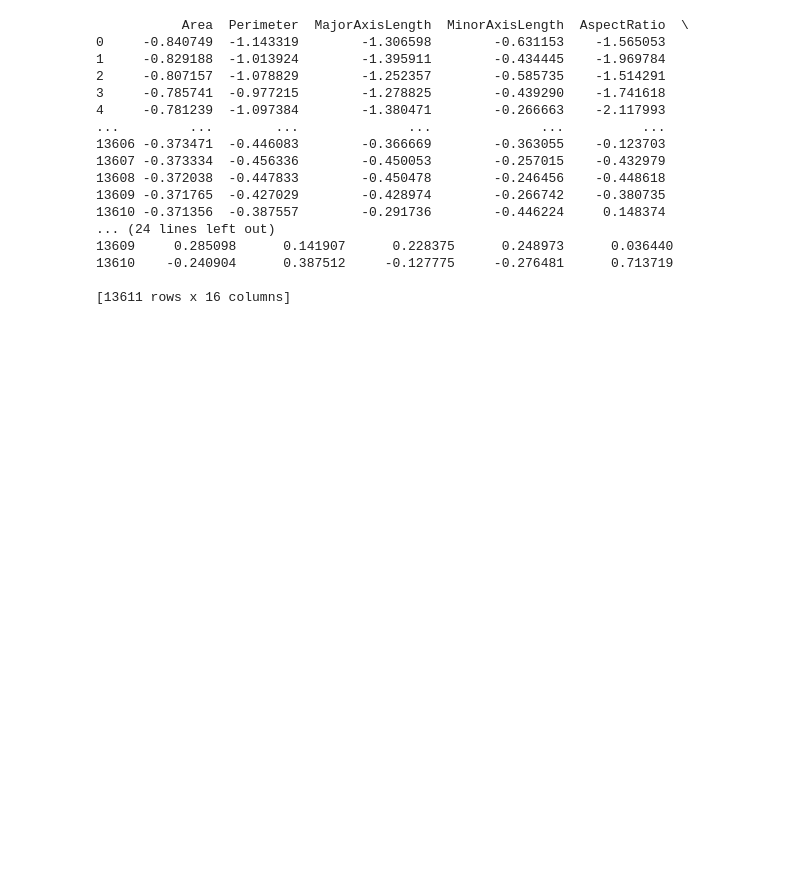
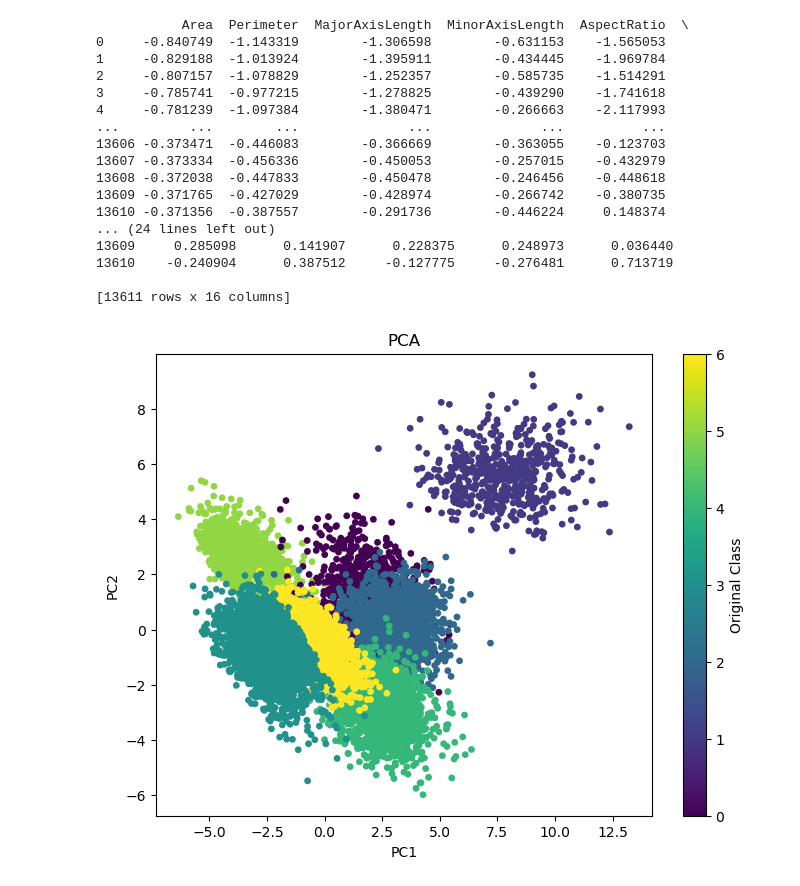
Before and after one commit to Jatin-s16/Bean, a Jupyter notebook: Bean_repo.ipynb, the cells around one changed output. Saved outputs shown, nothing was run; the diff lists cells and outputs as text; code cells hidden in the pictures; blank space fills up the shorter version.

```diff
--- a/Bean_repo.ipynb
+++ b/Bean_repo.ipynb
@@ -135,8 +135,18 @@ print(X_scaled)
 # %%
 X_centered = X_scaled - X_scaled.mean()
 cov_matrix = np.cov(X_centered.T)
 eigenvalues, eigenvectors = np.linalg.eig(cov_matrix)
 sorted_indices = np.argsort(eigenvalues)[::-1]
 eigenvalues = eigenvalues[sorted_indices]
 eigenvectors = eigenvectors[:, sorted_indices]
 X_pca = X_centered @ eigenvectors[:, :2]
+
+plt.figure(figsize=(8, 6))
+plt.scatter(X_pca.iloc[:, 0], X_pca.iloc[:, 1], c=Y.astype('category').cat.codes, cmap='viridis', s=15)
+plt.title("PCA")
+plt.xlabel("PC1")
+plt.ylabel("PC2")
+plt.colorbar(label="Original Class")
+plt.show()
+# %% [output]
+[figure, added]
```
